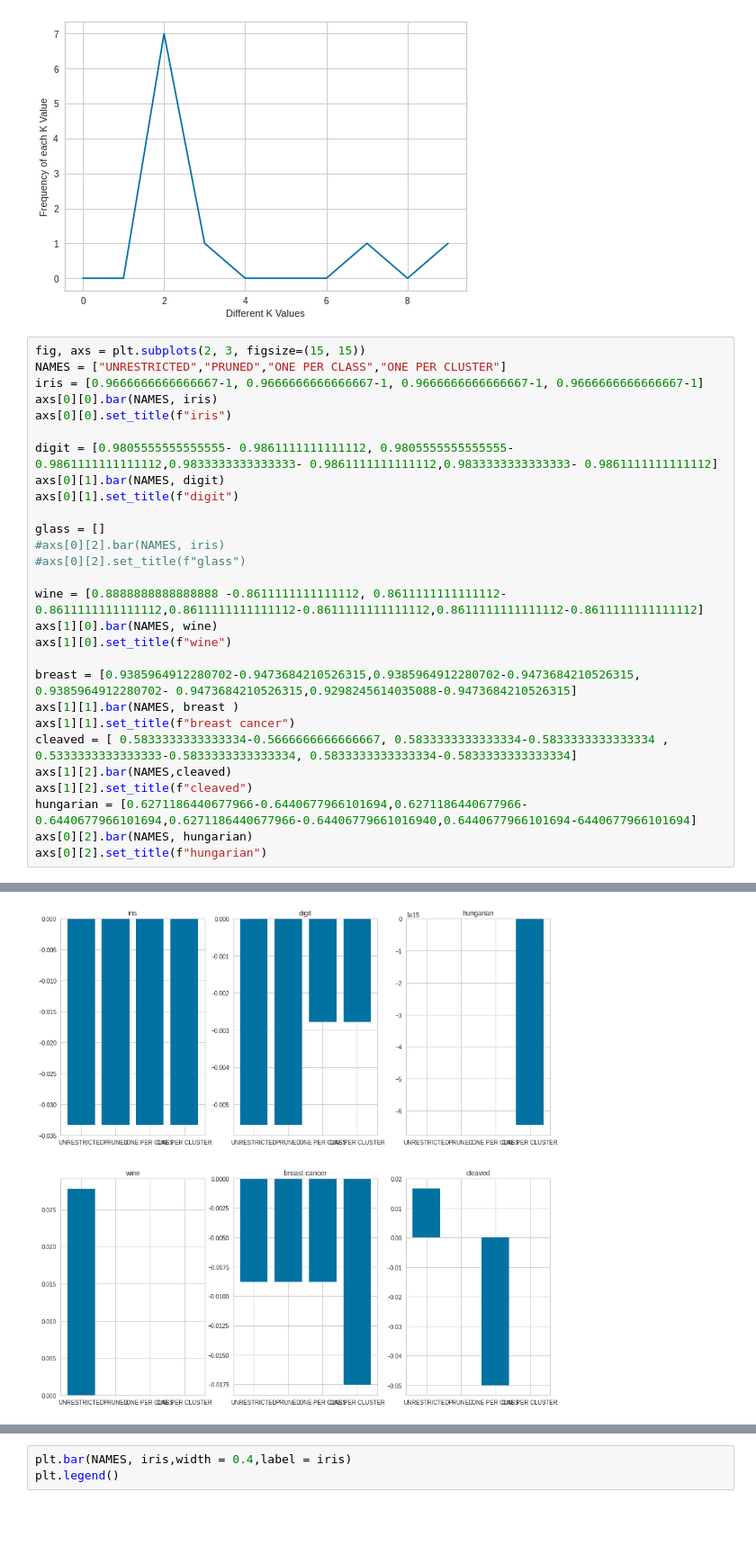
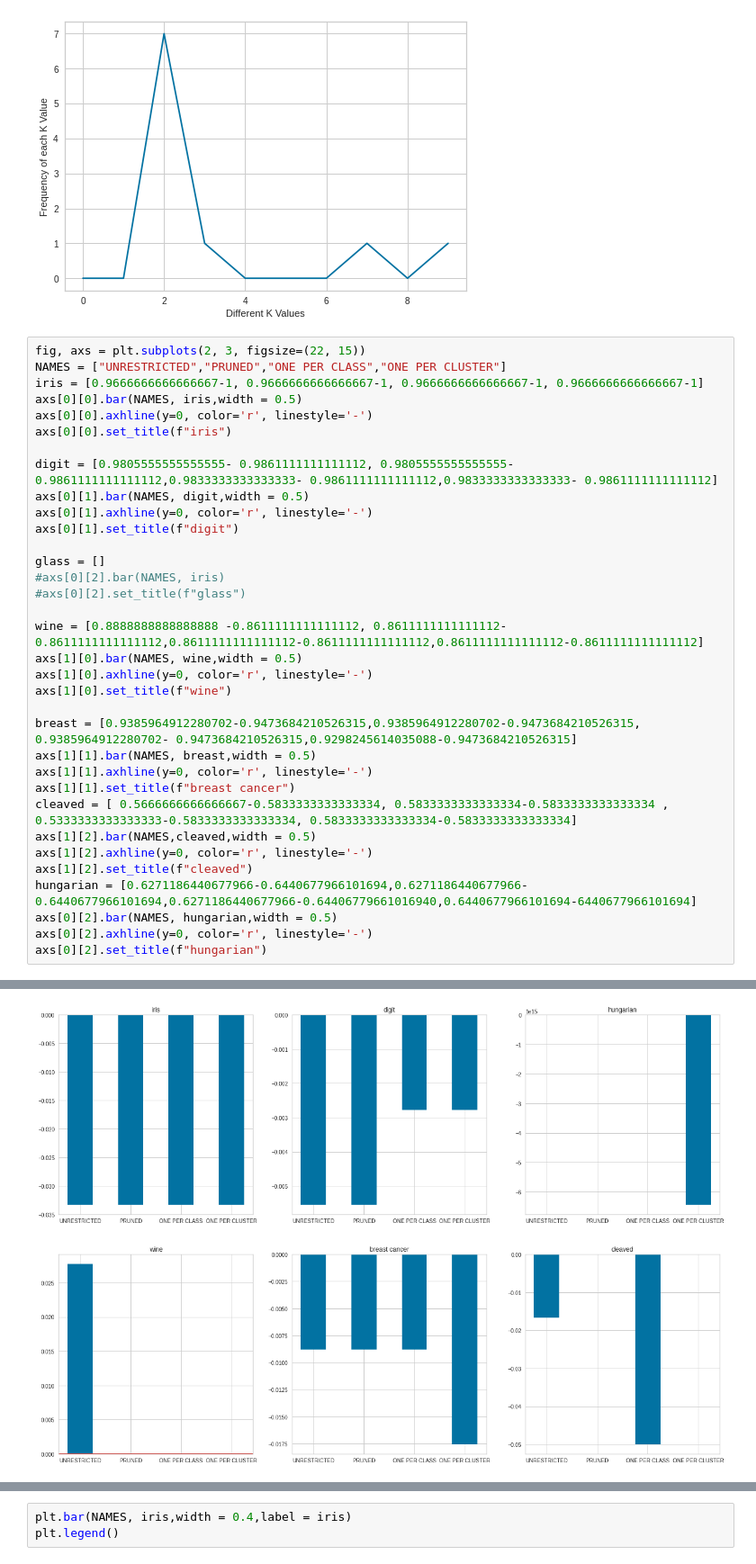
Before and after one commit to AparnaAgrawal02/Smai-Project-Locally-Adaptive-Nearest-Neighbor-Algorithms, a Jupyter notebook: standardDataset.ipynb, the cells around one changed output, grey strips where cells are left out. Shown at 90% size. Saved outputs shown, nothing was run; the diff lists cells and outputs as text; blank space fills up the shorter version.

```diff
--- a/standardDataset.ipynb
+++ b/standardDataset.ipynb
@@ -595,33 +595,39 @@ The corresponding accuracy is 0.6440677966101694
 The corresponding mean k is 5
 [figure]
 # %%
-fig, axs = plt.subplots(2, 3, figsize=(15, 15))
+fig, axs = plt.subplots(2, 3, figsize=(22, 15))
 NAMES = ["UNRESTRICTED","PRUNED","ONE PER CLASS","ONE PER CLUSTER"]
 iris = [0.9666666666666667-1, 0.9666666666666667-1, 0.9666666666666667-1, 0.9666666666666667-1]
-axs[0][0].bar(NAMES, iris)
+axs[0][0].bar(NAMES, iris,width = 0.5)
+axs[0][0].axhline(y=0, color='r', linestyle='-')
 axs[0][0].set_title(f"iris")
 
 digit = [0.9805555555555555- 0.9861111111111112, 0.9805555555555555-0.9861111111111112,0.9833333333333333- 0.9861111111111112,0.9833333333333333- 0.9861111111111112]
-axs[0][1].bar(NAMES, digit)
+axs[0][1].bar(NAMES, digit,width = 0.5)
+axs[0][1].axhline(y=0, color='r', linestyle='-')
 axs[0][1].set_title(f"digit")
 
 glass = []
 #axs[0][2].bar(NAMES, iris)
 #axs[0][2].set_title(f"glass")
 
 wine = [0.8888888888888888 -0.8611111111111112, 0.8611111111111112- 0.8611111111111112,0.8611111111111112-0.8611111111111112,0.8611111111111112-0.8611111111111112]
-axs[1][0].bar(NAMES, wine)
+axs[1][0].bar(NAMES, wine,width = 0.5)
+axs[1][0].axhline(y=0, color='r', linestyle='-')
 axs[1][0].set_title(f"wine")
 
 breast = [0.9385964912280702-0.9473684210526315,0.9385964912280702-0.9473684210526315, 0.9385964912280702- 0.9473684210526315,0.9298245614035088-0.9473684210526315]
-axs[1][1].bar(NAMES, breast )
+axs[1][1].bar(NAMES, breast,width = 0.5)
+axs[1][1].axhline(y=0, color='r', linestyle='-')
 axs[1][1].set_title(f"breast cancer")
-cleaved = [ 0.5833333333333334-0.5666666666666667, 0.5833333333333334-0.5833333333333334 , 0.5333333333333333-0.5833333333333334, 0.5833333333333334-0.5833333333333334]
-axs[1][2].bar(NAMES,cleaved)
+cleaved = [ 0.5666666666666667-0.5833333333333334, 0.5833333333333334-0.5833333333333334 , 0.5333333333333333-0.5833333333333334, 0.5833333333333334-0.5833333333333334]
+axs[1][2].bar(NAMES,cleaved,width = 0.5)
+axs[1][2].axhline(y=0, color='r', linestyle='-')
 axs[1][2].set_title(f"cleaved")
 hungarian = [0.6271186440677966-0.6440677966101694,0.6271186440677966-0.6440677966101694,0.6271186440677966-0.64406779661016940,0.6440677966101694-6440677966101694]
-axs[0][2].bar(NAMES, hungarian)
+axs[0][2].bar(NAMES, hungarian,width = 0.5)
+axs[0][2].axhline(y=0, color='r', linestyle='-')
 axs[0][2].set_title(f"hungarian")
 # %% [output]
 Text(0.5, 1.0, 'hungarian')
-[figure, old version]
+[figure, new version]
```
Also changed, not shown: parts of 2 cells of this notebook.
